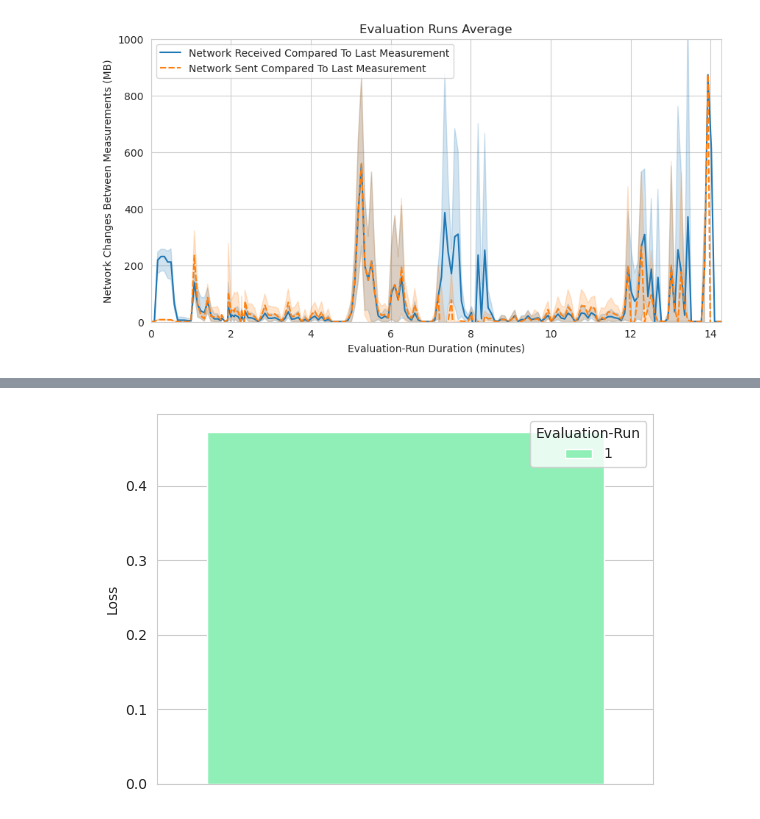
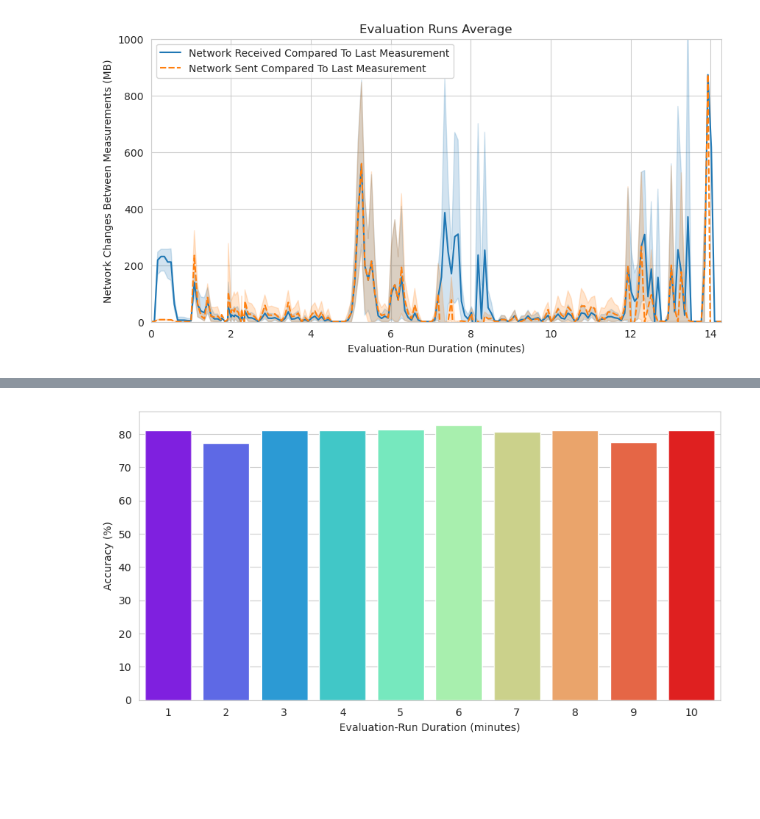
Before and after one commit to oakestra/oakestra-cli, a Jupyter notebook: oak_cli/evaluation/addons/flops/current_tmp_csv_graphs.ipynb, the cells around one changed output, grey strips where cells are left out. Cells and saved outputs as stored; diff of their text form; code cells hidden in the pictures; blank space fills up the shorter version.

```diff
--- a/oak_cli/evaluation/addons/flops/current_tmp_csv_graphs.ipynb
+++ b/oak_cli/evaluation/addons/flops/current_tmp_csv_graphs.ipynb
@@ -57,7 +59,8 @@ NETWORK_LAST_KEYS = [NETWORK_LAST_RECEIVED_KEY, NETWORK_LAST_SENT_KEY]
 csv_files = glob.glob(f'{csv_dir}/evaluation_run_*.csv')
 df = pd.concat([pd.read_csv(file) for file in csv_files], ignore_index=True)
 
-trained_model_df = pd.read_csv(TRAINED_MODEL_PERFORMANCE_CSV)
+#trained_model_df = pd.read_csv(TRAINED_MODEL_PERFORMANCE_CSV)
+trained_model_df = pd.read_csv("/home/alex/oakestra-cli/oak_cli/evaluation/addons/flops/csv/monolith_mnist_sklearn_small_without_baseimages/trained_models.csv")
 
 # NOTE: The CSV "time-since-start" values are very precise, thus they differ (slightly) between Evaluation-Runs.
 # This difference leads to issues when trying to plot them in an aggregated way.
@@ -435,10 +269,3 @@ draw_graph(
 )
 # %% [output]
 [figure]
-# %%
-accuracy_key = FLOpsTrainedModelCSVKeys.ACCURACY.value
-trained_model_df[accuracy_key] = trained_model_df[accuracy_key] * 100
-sns.barplot(y=accuracy_key,  data=trained_model_df, palette=flops_palette, hue=FLOpsTrainedModelCSVKeys.EVALUATION_RUN.value)
-
-plt.ylabel("Accuracy (%)")
-plt.show()
@@ -447,6 +272,8 @@ plt.show()
-# %%
-
-sns.barplot(y=FLOpsTrainedModelCSVKeys.LOSS.value,  data=trained_model_df, palette=flops_palette, hue=FLOpsTrainedModelCSVKeys.EVALUATION_RUN.value)
-plt.show()
-# %% [output]
-[figure, removed]
+# %%
+draw_trained_model_comparison_graph(
+    data=trained_model_df,
+    key=ACCURACY_KEY,
+    y_label="Accuracy (%)"
+)
+# %% [output]
+[figure, added]
```
Also changed, not shown: parts of 14 cells of this notebook, 4 other files.
